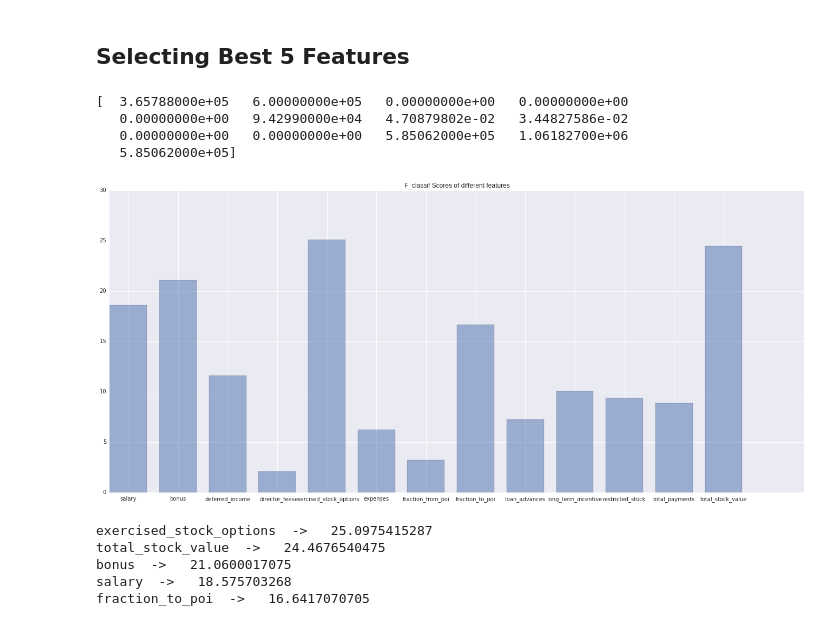
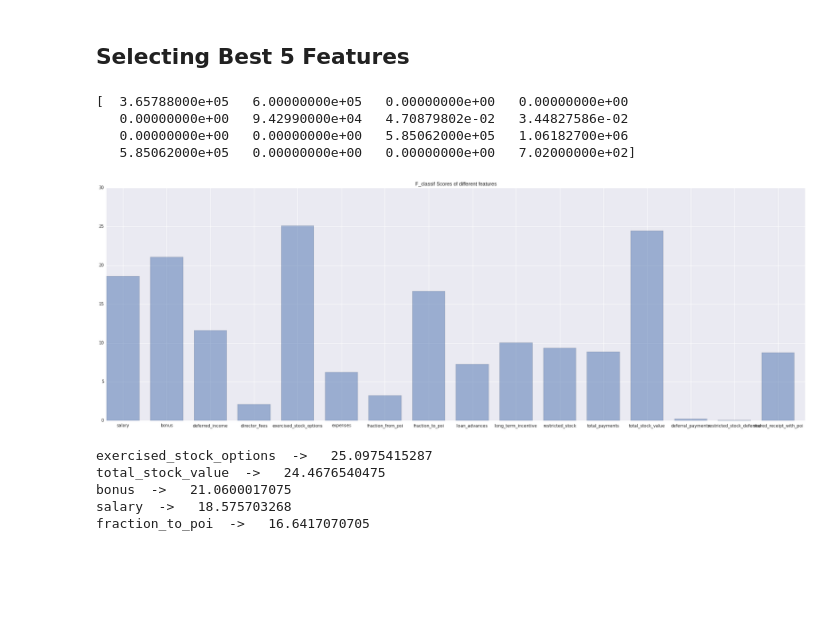
Before and after one commit to arijitx/DataAnalystNanodegree-Udacity, a Jupyter notebook: P5: Identify Fraud from Enron Email/Lessons/final_project/P5 Workout.ipynb, the cells around one changed output. Saved outputs shown, nothing was run; the diff lists cells and outputs as text; code cells hidden in the pictures; blank space fills up the shorter version.

```diff
--- a/P5: Identify Fraud from Enron Email/Lessons/final_project/P5 Workout.ipynb
+++ b/P5: Identify Fraud from Enron Email/Lessons/final_project/P5 Workout.ipynb
@@ -98,7 +98,8 @@ import seaborn as sns
 
 features_list = ['poi','salary','bonus','deferred_income','director_fees','exercised_stock_options'
                 ,'expenses','fraction_from_poi','fraction_to_poi','loan_advances','long_term_incentive'
-                 ,'restricted_stock','total_payments','total_stock_value']
+                 ,'restricted_stock','total_payments','total_stock_value' ,'deferral_payments'
+                 ,'restricted_stock_deferred','shared_receipt_with_poi']
 
 f_arr=featureFormat(data_dict,features_list)
 target,features=targetFeatureSplit(f_arr)
@@ -108,20 +109,20 @@ print features[0]
 [  3.65788000e+05   6.00000000e+05   0.00000000e+00   0.00000000e+00
    0.00000000e+00   9.42990000e+04   4.70879802e-02   3.44827586e-02
    0.00000000e+00   0.00000000e+00   5.85062000e+05   1.06182700e+06
-   5.85062000e+05]
+   5.85062000e+05   0.00000000e+00   0.00000000e+00   7.02000000e+02]
 # %%
 selector=SelectKBest(f_classif, k=5)
 features_best=selector.fit_transform(features, target)
 
-ind = np.arange(13)
+ind = np.arange(16)
 width = .75
-plt.figure(figsize=(23, 10))
+plt.figure(figsize=(30, 10))
 matplotlib.pyplot.bar(ind,selector.scores_,width, alpha=0.5 )
 plt.xticks(ind + width/2., features_list[1:])
 plt.title('F_classif Scores of different features')
 plt.show()
 # %% [output]
-[figure, old version]
+[figure, new version]
 # %%
 import operator
 features_by_score={}
```
Also changed, not shown: 5 other files.
